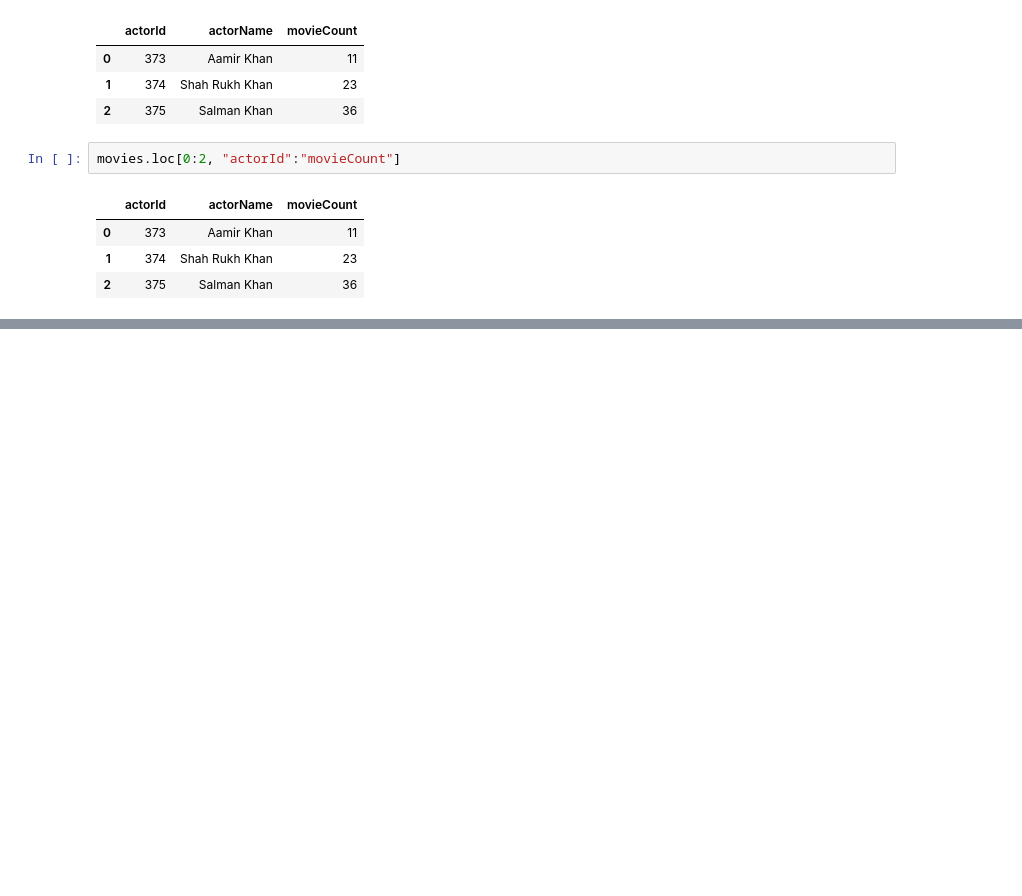
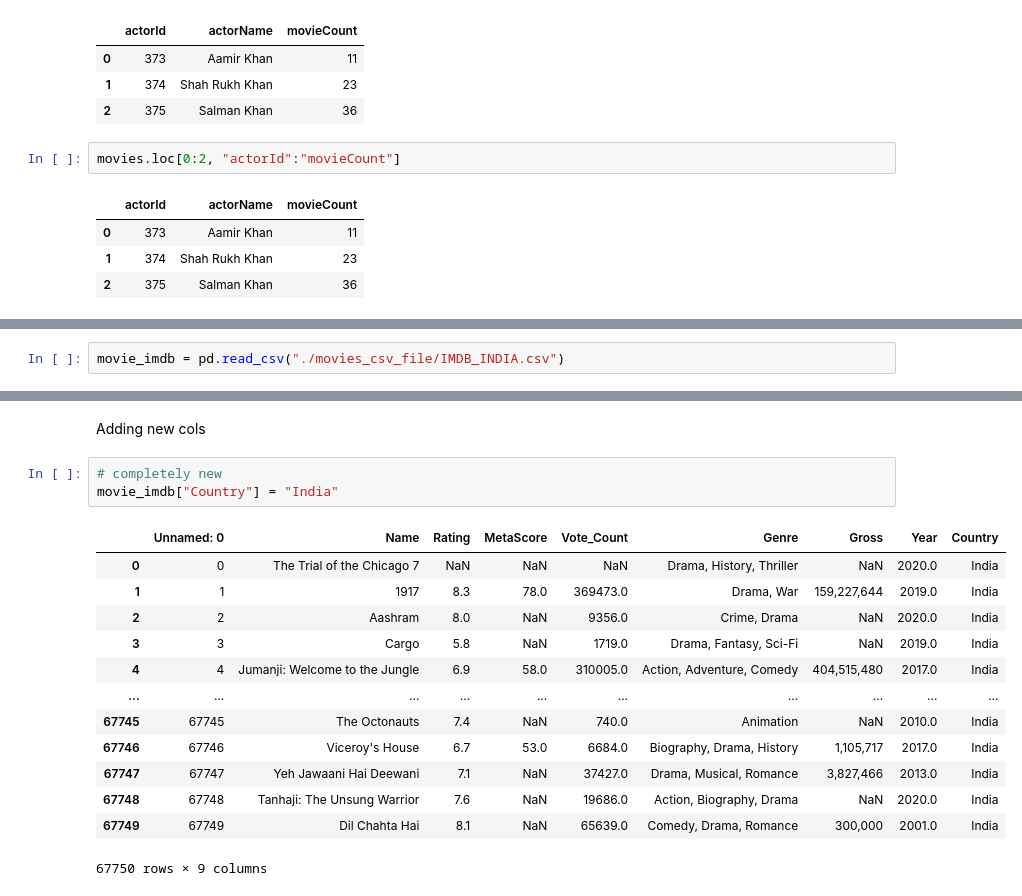
Before and after one commit to anikdas10/pandas, a Jupyter notebook: pandas_dataFrame.ipynb, the cells around one changed output, grey strips where cells are left out. Drawn from its saved outputs; the diff is of its cells as text; blank space fills up the shorter version.

```diff
--- a/pandas_dataFrame.ipynb
+++ b/pandas_dataFrame.ipynb
@@ -395,0 +428,2 @@ movies.loc[0:2, "actorId":"movieCount"]
+# %%
+movie_imdb = pd.read_csv("./movies_csv_file/IMDB_INDIA.csv")
@@ -395,0 +467,19 @@ movies.loc[0:2, "actorId":"movieCount"]
+# %% [markdown]
+Adding new cols
+# %%
+# completely new
+movie_imdb["Country"] = "India"
+# %% [output]
+|  | Unnamed: 0 | Name | Rating | MetaScore | Vote_Count | Genre | Gross | Year | Country |
+| 0 | 0 | The Trial of the Chicago 7 | NaN | NaN | NaN | Drama, History, Thriller | NaN | 2020.0 | India |
+| 1 | 1 | 1917 | 8.3 | 78.0 | 369473.0 | Drama, War | 159,227,644 | 2019.0 | India |
+| 2 | 2 | Aashram | 8.0 | NaN | 9356.0 | Crime, Drama | NaN | 2020.0 | India |
+| 3 | 3 | Cargo | 5.8 | NaN | 1719.0 | Drama, Fantasy, Sci-Fi | NaN | 2019.0 | India |
+| 4 | 4 | Jumanji: Welcome to the Jungle | 6.9 | 58.0 | 310005.0 | Action, Adventure, Comedy | 404,515,480 | 2017.0 | India |
+| ... | ... | ... | ... | ... | ... | ... | ... | ... | ... |
+| 67745 | 67745 | The Octonauts | 7.4 | NaN | 740.0 | Animation | NaN | 2010.0 | India |
+| 67746 | 67746 | Viceroy's House | 6.7 | 53.0 | 6684.0 | Biography, Drama, History | 1,105,717 | 2017.0 | India |
+| 67747 | 67747 | Yeh Jawaani Hai Deewani | 7.1 | NaN | 37427.0 | Drama, Musical, Romance | 3,827,466 | 2013.0 | India |
+| 67748 | 67748 | Tanhaji: The Unsung Warrior | 7.6 | NaN | 19686.0 | Action, Biography, Drama | NaN | 2020.0 | India |
+| 67749 | 67749 | Dil Chahta Hai | 8.1 | NaN | 65639.0 | Comedy, Drama, Romance | 300,000 | 2001.0 | India |
+67750 rows × 9 columns
```
Also changed, not shown: parts of 12 cells of this notebook, 5 other files.
